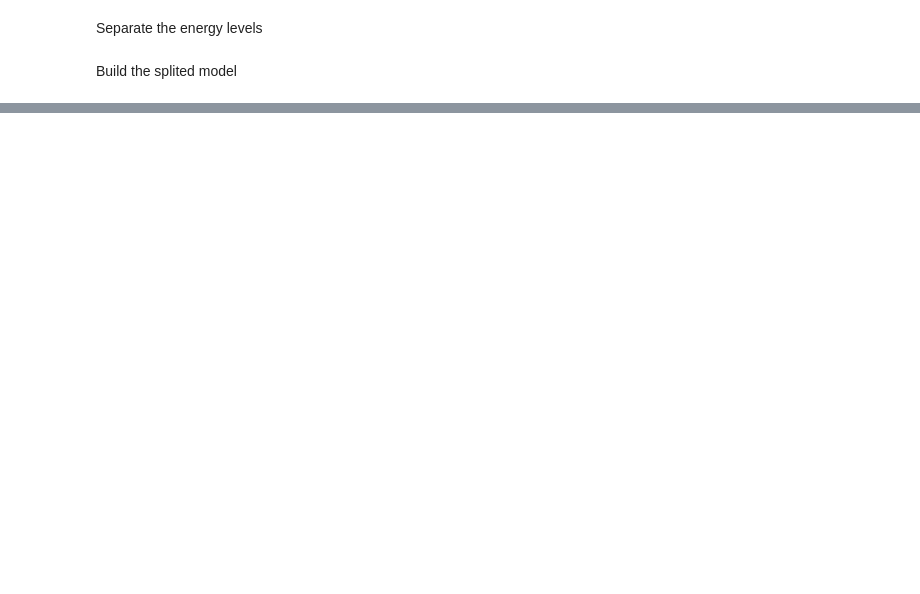
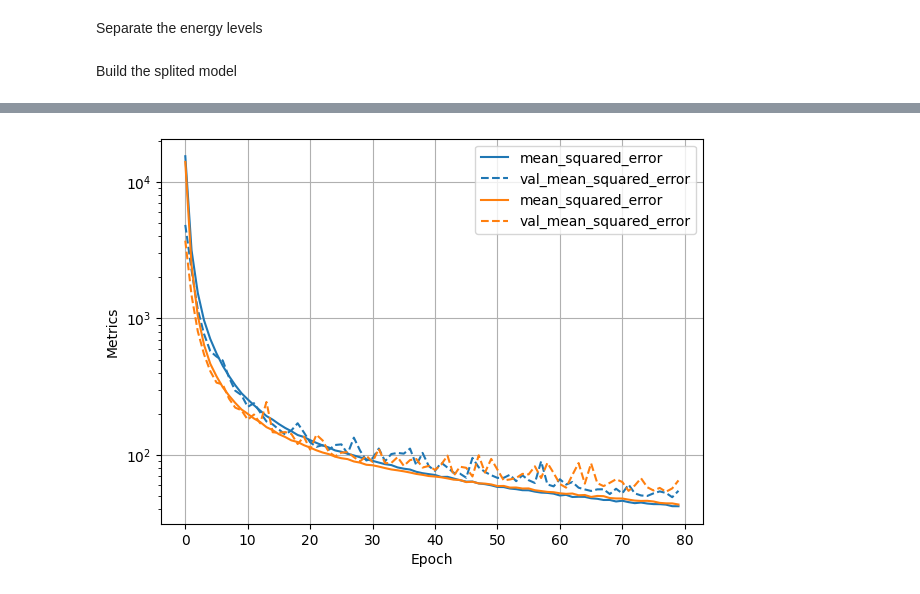
Before and after one commit to adam-eva/dampe-calorimeter, a Jupyter notebook: DataLoading.ipynb, the cells around one changed output, grey strips where cells are left out. Saved outputs shown, nothing was run; the diff lists cells and outputs as text; code cells hidden in the pictures; blank space fills up the shorter version.

```diff
--- a/DataLoading.ipynb
+++ b/DataLoading.ipynb
@@ -356,10 +231,0 @@ Im_train_high, Im_val_high, Im_test_high, xy_train_high, xy_val_high, xy_test_hi
-# %%
-# Compile the models
-model_low.compile(
-        optimizer='adam',
-        loss=losses.MeanSquaredError(),
-        metrics=['mean_squared_error', 'mean_absolute_error']
-    )
-
-history = model_low.fit(Im_train_low, xy_train_low, epochs=2,
-                     validation_data=(Im_val_low, xy_val_low))
@@ -371,10 +231,0 @@ Epoch 2/2
-# %%
-# Compile the models
-model_high.compile(
-        optimizer='adam',
-        loss=losses.MeanSquaredError(),
-        metrics=['mean_squared_error', 'mean_absolute_error']
-    )
-
-history = model_high.fit(Im_train_high, xy_train_high, epochs=2,
-                     validation_data=(Im_val_high, xy_val_high))
@@ -385,0 +232,9 @@ Epoch 2/2
+# %%
+if load_models:
+    model_low   = keras.saving.load_model('./models/model_low.keras')
+    history_low = helpers.load_model_history('./models/model_low.json')
+else:
+    model_low = calorimeter_model(split_dampe[0], model_type = 3)
+    # Compile and fit
+    model_low, history_low = std_compile_fit(model_low, Im_train_low, Im_val_low, xy_train_low, xy_val_low, epochs = epochs)
+model_low.summary()
@@ -385,0 +263,9 @@ Epoch 2/2
+# %%
+if load_models:
+    model_high   = keras.saving.load_model('./models/model_high.keras')
+    history_high = helpers.load_model_history('./models/model_high.json')
+else:
+    model_high = calorimeter_model(split_dampe[1], model_type = 3)
+    model_high.summary()
+    # Compile and fit
+    model_high, history_high = std_compile_fit(model_high, Im_train_high, Im_val_high, xy_train_high, xy_val_high, epochs = epochs)
@@ -385,0 +276,4 @@ Epoch 2/2
+# %%
+plot_model_history([history_low,history_high],loglevel=True,savefig=False);
+# %% [output]
+[figure, added]
```
Also changed, not shown: parts of 29 cells of this notebook, 14 other files.
